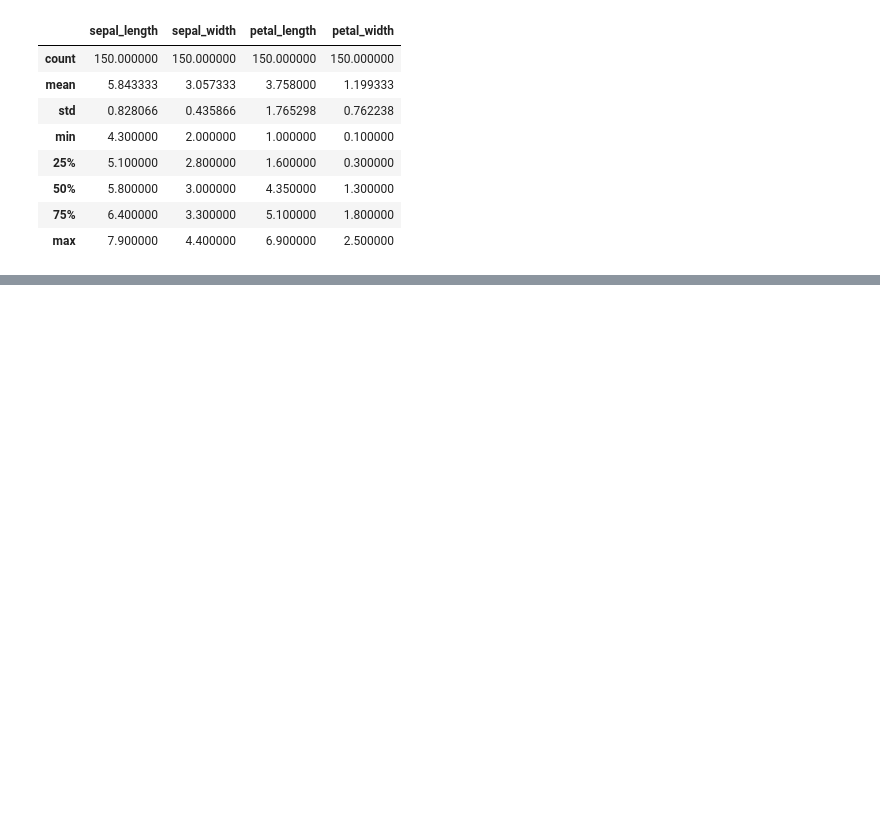
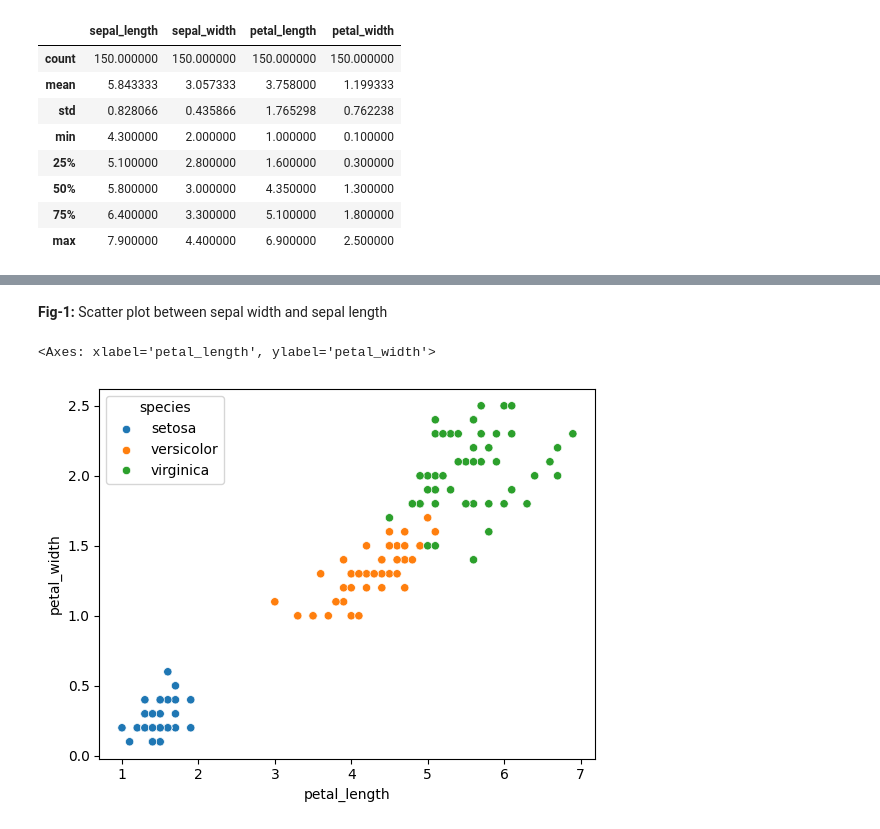
Before and after one commit to TabarakAllahKhan/ai-ml-internship, a Jupyter notebook: Task_1_Exploration/main.ipynb, the cells around one changed output, grey strips where cells are left out. Cells and saved outputs as stored; diff of their text form; code cells hidden in the pictures; blank space fills up the shorter version.

```diff
--- a/Task_1_Exploration/main.ipynb
+++ b/Task_1_Exploration/main.ipynb
@@ -74,0 +87,7 @@ plt.show()
+# %% [markdown]
+**Fig-1:** Scatter plot between sepal width and sepal length
+# %%
+sns.scatterplot(x='petal_length', y='petal_width', hue='species', data=df)
+# %% [output]
+<Axes: xlabel='petal_length', ylabel='petal_width'>
+[figure, added]
```
Also changed, not shown: parts of 8 cells of this notebook.
